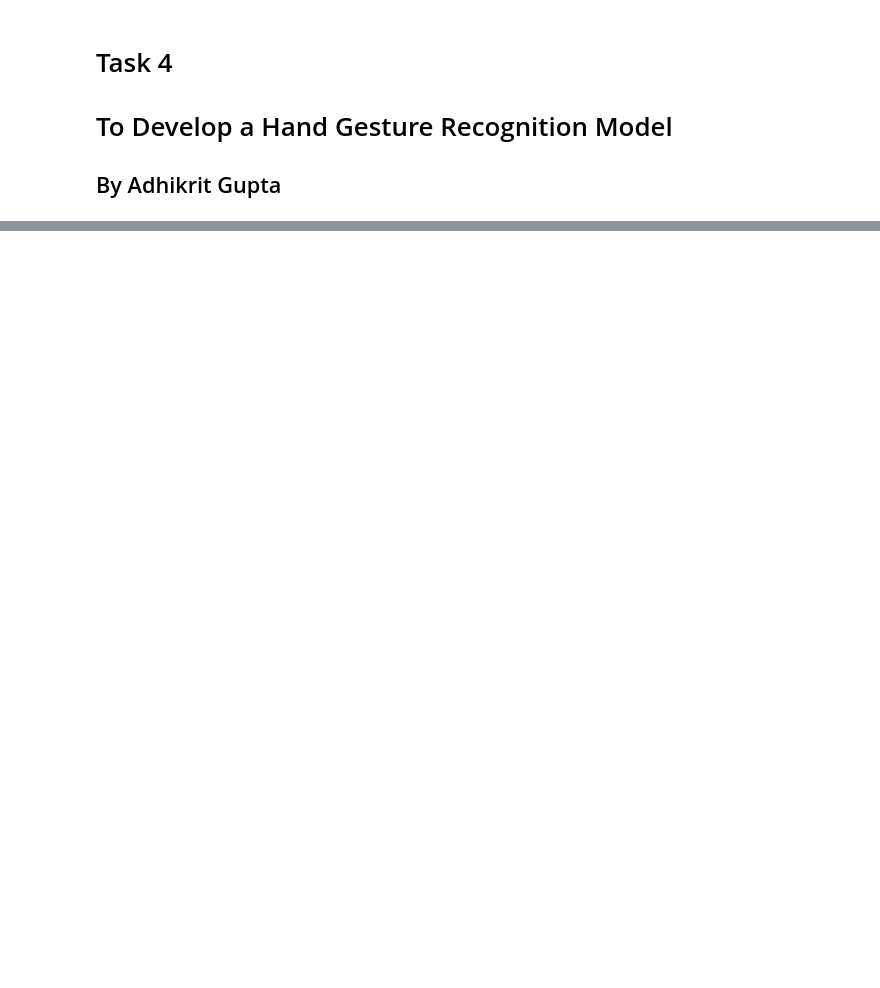
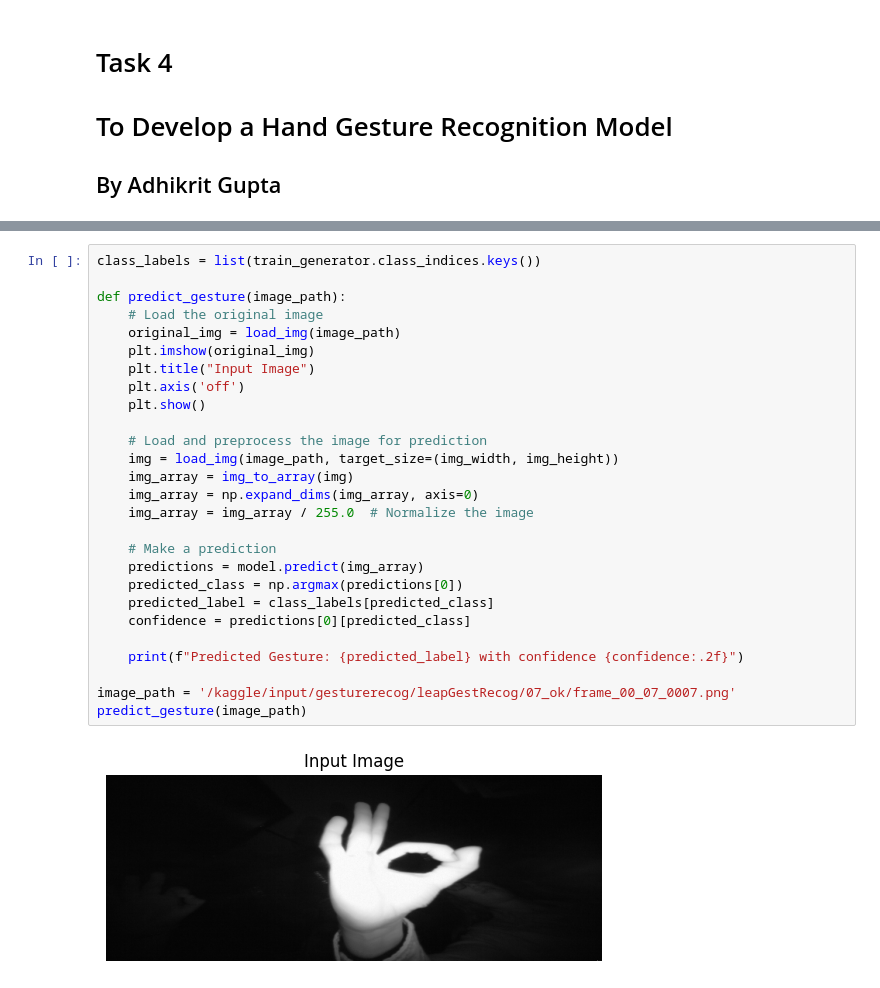
Before and after one commit to AdhikritGupta/PRODIGY_ML_04, a Jupyter notebook: Task4.ipynb, the cells around one changed output, grey strips where cells are left out. Drawn from its saved outputs; the diff is of its cells as text; blank space fills up the shorter version.

Commit message:
Kaggle Notebook | Task4 | Version 1

```diff
--- a/Task4.ipynb
+++ b/Task4.ipynb
@@ -224,0 +183,29 @@ The predicted gesture is: 07_ok
+# %%
+class_labels = list(train_generator.class_indices.keys())
+
+def predict_gesture(image_path):
+    # Load the original image
+    original_img = load_img(image_path)
+    plt.imshow(original_img)
+    plt.title("Input Image")
+    plt.axis('off')
+    plt.show()
+
+    # Load and preprocess the image for prediction
+    img = load_img(image_path, target_size=(img_width, img_height))
+    img_array = img_to_array(img)
+    img_array = np.expand_dims(img_array, axis=0)
+    img_array = img_array / 255.0  # Normalize the image
+
+    # Make a prediction
+    predictions = model.predict(img_array)
+    predicted_class = np.argmax(predictions[0])
+    predicted_label = class_labels[predicted_class]
+    confidence = predictions[0][predicted_class]
+
+    print(f"Predicted Gesture: {predicted_label} with confidence {confidence:.2f}")
+
+image_path = '/kaggle/input/gesturerecog/leapGestRecog/07_ok/frame_00_07_0007.png'
+predict_gesture(image_path)
+# %% [output]
+[figure, added]
```
Also changed, not shown: parts of 3 cells of this notebook.
